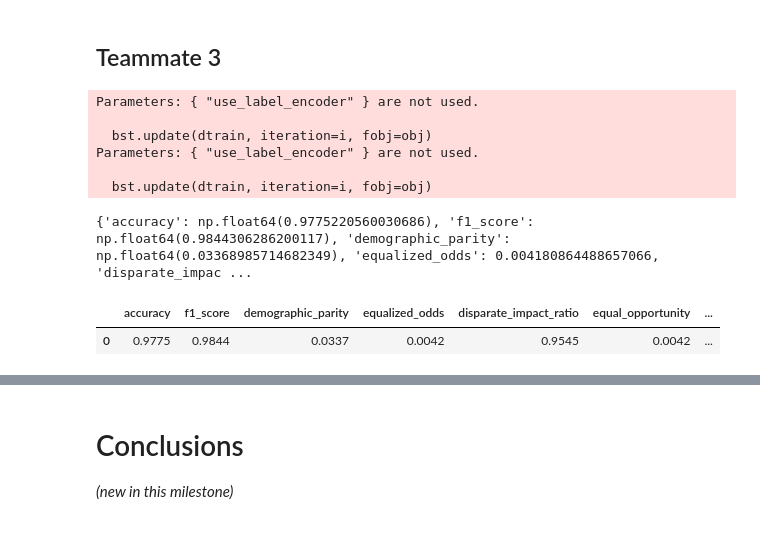
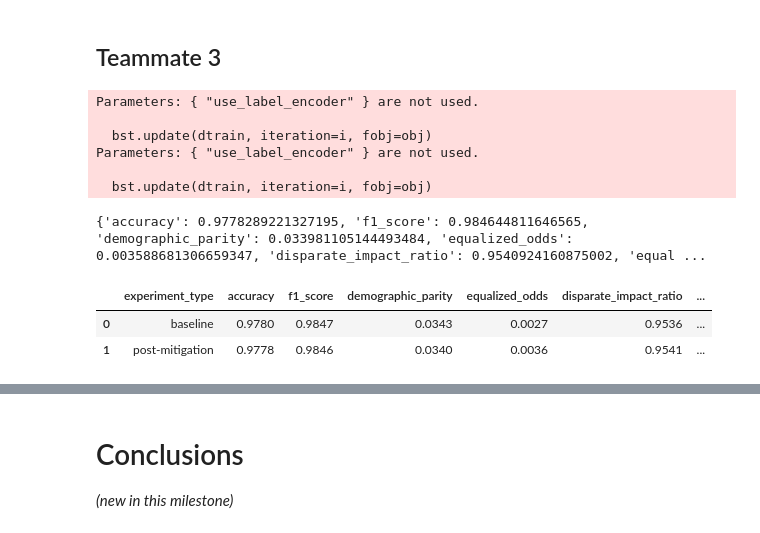
Before and after one commit to Patchwork53/CS108_212_Project, a Jupyter notebook: cs108_222_project_phase_4.ipynb, the cells around one changed output, grey strips where cells are left out. Saved outputs shown, nothing was run; the diff lists cells and outputs as text; code cells hidden in the pictures.

```diff
--- a/cs108_222_project_phase_4.ipynb
+++ b/cs108_222_project_phase_4.ipynb
@@ -684,33 +684,53 @@ postprocess.fit(
 )
 
 y_pred_mitigated = postprocess.predict(
     X_test_xgb,
     sensitive_features=group_labels_test
 )
 
 results_mitigated = evaluate_model(
     y_test,
     y_pred_mitigated,
     group_labels_test
 )
 
 results_mitigated['teammate'] = 'Teammate 3'
 results_mitigated['experiment_type'] = 'post-mitigation'
 results_mitigated['predictor_model'] = 'XGBClassifier'
 results_mitigated['mitigation_strategy'] = 'postprocessing (ThresholdOptimizer)'
 
 all_mitigated_results.append(results_mitigated)
 
 print(results_mitigated)
 results_df = pd.DataFrame([results_mitigated])
 results_df.round(4)
+results_post = pd.DataFrame([results_mitigated])
+baseline_teammate3 = pd.DataFrame([
+    r for r in all_baseline_results if r["teammate"] == "Teammate 3"
+])
+teammate3_table = pd.concat([baseline_teammate3, results_post])
+cols = [
+    "experiment_type",
+    "accuracy",
+    "f1_score",
+    "demographic_parity",
+    "equalized_odds",
+    "disparate_impact_ratio",
+    "equal_opportunity"
+]
+teammate3_table = teammate3_table[cols]
+
+teammate3_table = teammate3_table.round(4)
+
+teammate3_table.reset_index(drop=True)
 # %% [output]
 Parameters: { "use_label_encoder" } are not used.
 
   bst.update(dtrain, iteration=i, fobj=obj)
 Parameters: { "use_label_encoder" } are not used.
 
   bst.update(dtrain, iteration=i, fobj=obj)
-{'accuracy': np.float64(0.9775220560030686), 'f1_score': np.float64(0.9844306286200117), 'demographic_parity': np.float64(0.03368985714682349), 'equalized_odds': 0.004180864488657066, 'disparate_impac ...
+{'accuracy': 0.9778289221327195, 'f1_score': 0.984644811646565, 'demographic_parity': 0.033981105144493484, 'equalized_odds': 0.003588681306659347, 'disparate_impact_ratio': 0.9540924160875002, 'equal ...
-|  | accuracy | f1_score | demographic_parity | equalized_odds | disparate_impact_ratio | equal_opportunity | ... |
-| 0 | 0.9775 | 0.9844 | 0.0337 | 0.0042 | 0.9545 | 0.0042 | ... |
+|  | experiment_type | accuracy | f1_score | demographic_parity | equalized_odds | disparate_impact_ratio | ... |
+| 0 | baseline | 0.9780 | 0.9847 | 0.0343 | 0.0027 | 0.9536 | ... |
+| 1 | post-mitigation | 0.9778 | 0.9846 | 0.0340 | 0.0036 | 0.9541 | ... |
```
Also changed, not shown: parts of 10 cells of this notebook.
